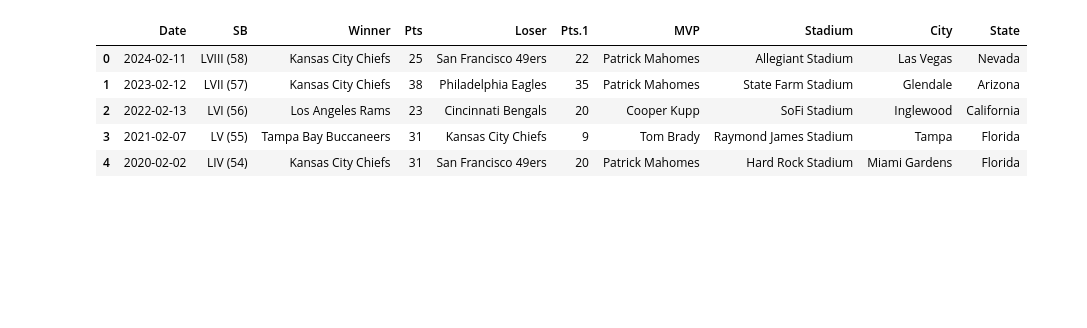
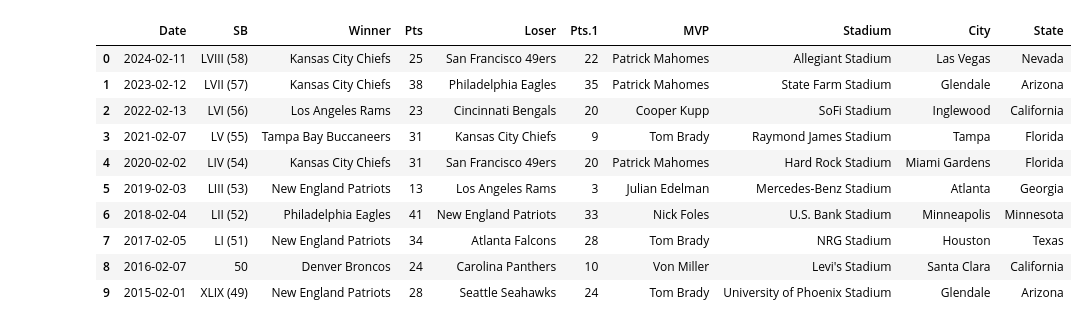
Before and after one commit to dahmadi/TouchdownProphet, a Jupyter notebook: TouchdownProphet.ipynb, the cells around one changed output. Drawn from its saved outputs; the diff is of its cells as text; code cells hidden in the pictures; blank space fills up the shorter version.

```diff
--- a/TouchdownProphet.ipynb
+++ b/TouchdownProphet.ipynb
@@ -95,12 +309,18 @@ display(d_2014.tail())
 # %%
 sb_champs = pd.read_excel('Data/Super_Bowl.csv.xlsx')
 
 
-sb_champs.head()
+
+sb_champs
 # %% [output]
 |  | Date | SB | Winner | Pts | Loser | Pts.1 | MVP | Stadium | City | State |
 | 0 | 2024-02-11 | LVIII (58) | Kansas City Chiefs | 25 | San Francisco 49ers | 22 | Patrick Mahomes | Allegiant Stadium | Las Vegas | Nevada |
 | 1 | 2023-02-12 | LVII (57) | Kansas City Chiefs | 38 | Philadelphia Eagles | 35 | Patrick Mahomes | State Farm Stadium | Glendale | Arizona |
 | 2 | 2022-02-13 | LVI (56) | Los Angeles Rams | 23 | Cincinnati Bengals | 20 | Cooper Kupp | SoFi Stadium | Inglewood | California |
 | 3 | 2021-02-07 | LV (55) | Tampa Bay Buccaneers | 31 | Kansas City Chiefs | 9 | Tom Brady | Raymond James Stadium | Tampa | Florida |
 | 4 | 2020-02-02 | LIV (54) | Kansas City Chiefs | 31 | San Francisco 49ers | 20 | Patrick Mahomes | Hard Rock Stadium | Miami Gardens | Florida |
+| 5 | 2019-02-03 | LIII (53) | New England Patriots | 13 | Los Angeles Rams | 3 | Julian Edelman | Mercedes-Benz Stadium | Atlanta | Georgia |
+| 6 | 2018-02-04 | LII (52) | Philadelphia Eagles | 41 | New England Patriots | 33 | Nick Foles | U.S. Bank Stadium | Minneapolis | Minnesota |
+| 7 | 2017-02-05 | LI (51) | New England Patriots | 34 | Atlanta Falcons | 28 | Tom Brady | NRG Stadium | Houston | Texas |
+| 8 | 2016-02-07 | 50 | Denver Broncos | 24 | Carolina Panthers | 10 | Von Miller | Levi's Stadium | Santa Clara | California |
+| 9 | 2015-02-01 | XLIX (49) | New England Patriots | 28 | Seattle Seahawks | 24 | Tom Brady | University of Phoenix Stadium | Glendale | Arizona |
```
Also changed, not shown: parts of 27 cells of this notebook, 2 other files.
